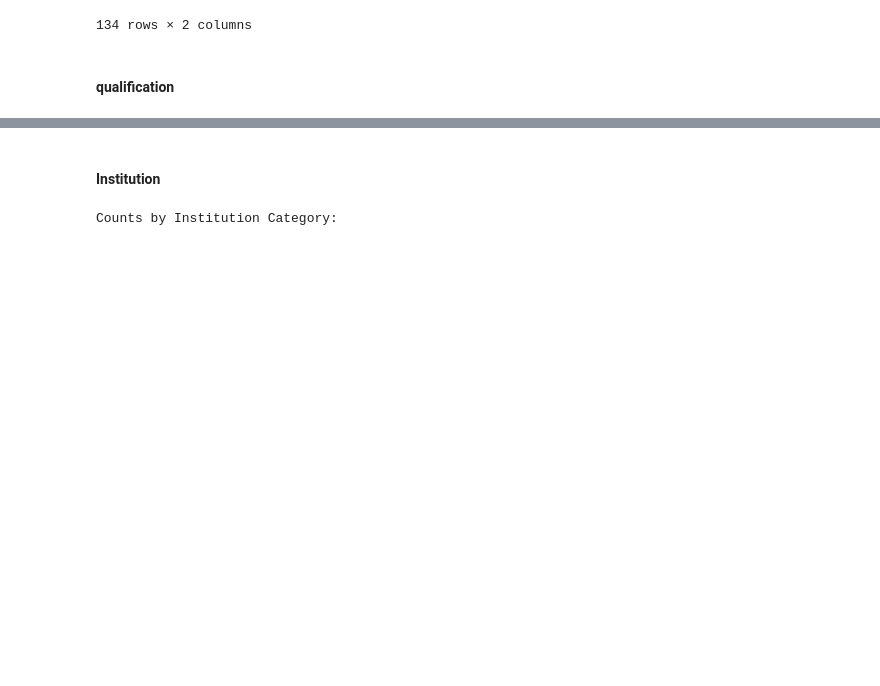
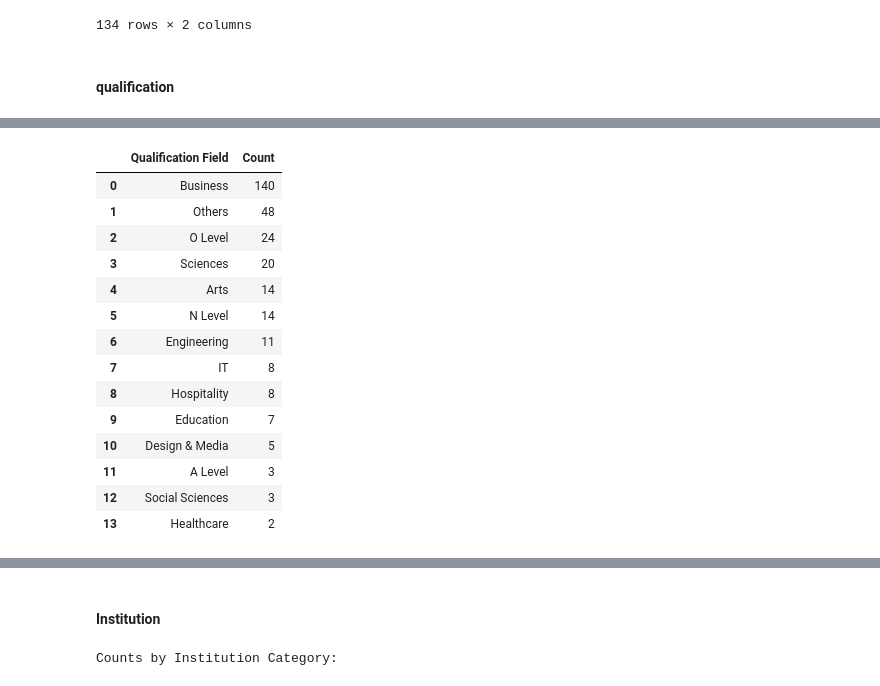
Before and after one commit to swamhtetg90/DAVI-CA2, a Jupyter notebook: data_cleaning.ipynb, the cells around one changed output, grey strips where cells are left out. Cells and saved outputs as stored; diff of their text form; code cells hidden in the pictures; blank space fills up the shorter version.

```diff
--- a/data_cleaning.ipynb
+++ b/data_cleaning.ipynb
@@ -429,3 +429,14 @@ So, we will have to convert it.
 # %% [markdown]
 #### Highest Qualification
 ----
+# %%
+# Step 1: Create a new column with the count of commas in each row
+student_profiles['Comma Count'] = student_profiles['NAME OF QUALIFICATION AND INSTITUTION'].astype(str).str.count(',')
+
+# Step 2: Group by the number of commas and count rows in each group
+comma_group_counts = student_profiles['Comma Count'].value_counts().sort_index().reset_index()
+comma_group_counts.columns = ['Number of Commas', 'Number of Rows']
+
+# Step 3: Display the result
+print("Rows grouped by number of commas in 'NAME OF QUALIFICATION AND INSTITUTION':")
+display(comma_group_counts)
@@ -604,0 +717,64 @@ Standardized unique 'Other' qualification names (corrected):
+# %%
+import re
+
+# Step 1: Clean and lowercase the qualification names
+def clean_qualification(name):
+    if not isinstance(name, str):
+        return ''
+    # Normalize quotes and strip
+    name = name.lower().strip()
+    name = re.sub(r"[‘’'`\"]", '', name)
+    # Standardize O Level variants
+    if re.match(r"^(o\s*level|o's?\s*level|o\s*levels)$", name):
+        return 'o level'
+    # Standardize A Level variants
+    if re.match(r"^(a\s*level|a's?\s*level|a\s*levels)$", name):
+        return 'a level'
+    # Standardize N Level variants
+    if re.match(r"^(n\s*level|n's?\s*level|n\s*levels)$", name):
+        return 'n level'
+    # Treat empty or dash as blank
+    if name in ['', '-']:
+        return ''
+    return name
+
+student_profiles['Qualification Clean'] = student_profiles['QUALIFICATION_NAME'].apply(clean_qualification)
+
+# Step 2: Define field keywords and categories (split school levels)
+field_keywords = {
+    'Business': ['business', 'commerce', 'marketing', 'accounting', 'finance', 'management', 'entrepreneurship', 'accountancy'],
+    'IT': ['information technology', 'infocomm', 'computing', 'computer science', 'ict', 'software', 'cybersecurity', 'data', 'ai', 'machine learning'],
+    'Engineering': ['engineering', 'mechanical', 'electrical', 'civil', 'aerospace', 'electronics', 'mechatronics'],
+    'Healthcare': ['nursing', 'pharmacy', 'biomedical', 'healthcare', 'medical', 'life sciences'],
+    'Design & Media': ['design', 'media', 'animation', 'visual', 'graphic', 'interior', 'fashion'],
+    'Education': ['education', 'teaching', 'early childhood'],
+    'Hospitality': ['hospitality', 'tourism', 'culinary', 'hotel'],
+    'Sciences': ['science', 'chemistry', 'biology', 'physics', 'mathematics'],
+    'Social Sciences': ['psychology', 'sociology', 'social work', 'counselling'],
+    'Law': ['law', 'legal'],
+    'Arts': ['art', 'communication', 'public relations', 'journalism', 'media', 'performing arts'],
+    'O Level': ['o level'],
+    'A Level': ['a level'],
+    'N Level': ['n level'],
+    'Others': []
+}
+
+# Step 3: Categorize based on keywords
+def categorize_field(qualification):
+    if qualification == '':
+        return 'Others'
+    for category, keywords in field_keywords.items():
+        if any(keyword in qualification for keyword in keywords):
+            return category
+    return 'Others'
+
+# Step 4: Apply categorization
+student_profiles['Qualification Field'] = student_profiles['Qualification Clean'].apply(categorize_field)
+
+# Step 5: Group and display counts
+field_counts = student_profiles['Qualification Field'].value_counts().reset_index()
+field_counts.columns = ['Qualification Field', 'Count']
+
+print("Qualification Field Categories Count:")
+display(field_counts)
+# %% [output]
@@ -604,0 +782,15 @@ Standardized unique 'Other' qualification names (corrected):
+|  | Qualification Field | Count |
+| 0 | Business | 140 |
+| 1 | Others | 48 |
+| 2 | O Level | 24 |
+| 3 | Sciences | 20 |
+| 4 | Arts | 14 |
+| 5 | N Level | 14 |
+| 6 | Engineering | 11 |
+| 7 | IT | 8 |
+| 8 | Hospitality | 8 |
+| 9 | Education | 7 |
+| 10 | Design & Media | 5 |
+| 11 | A Level | 3 |
+| 12 | Social Sciences | 3 |
+| 13 | Healthcare | 2 |
```
Also changed, not shown: parts of 23 cells of this notebook.
